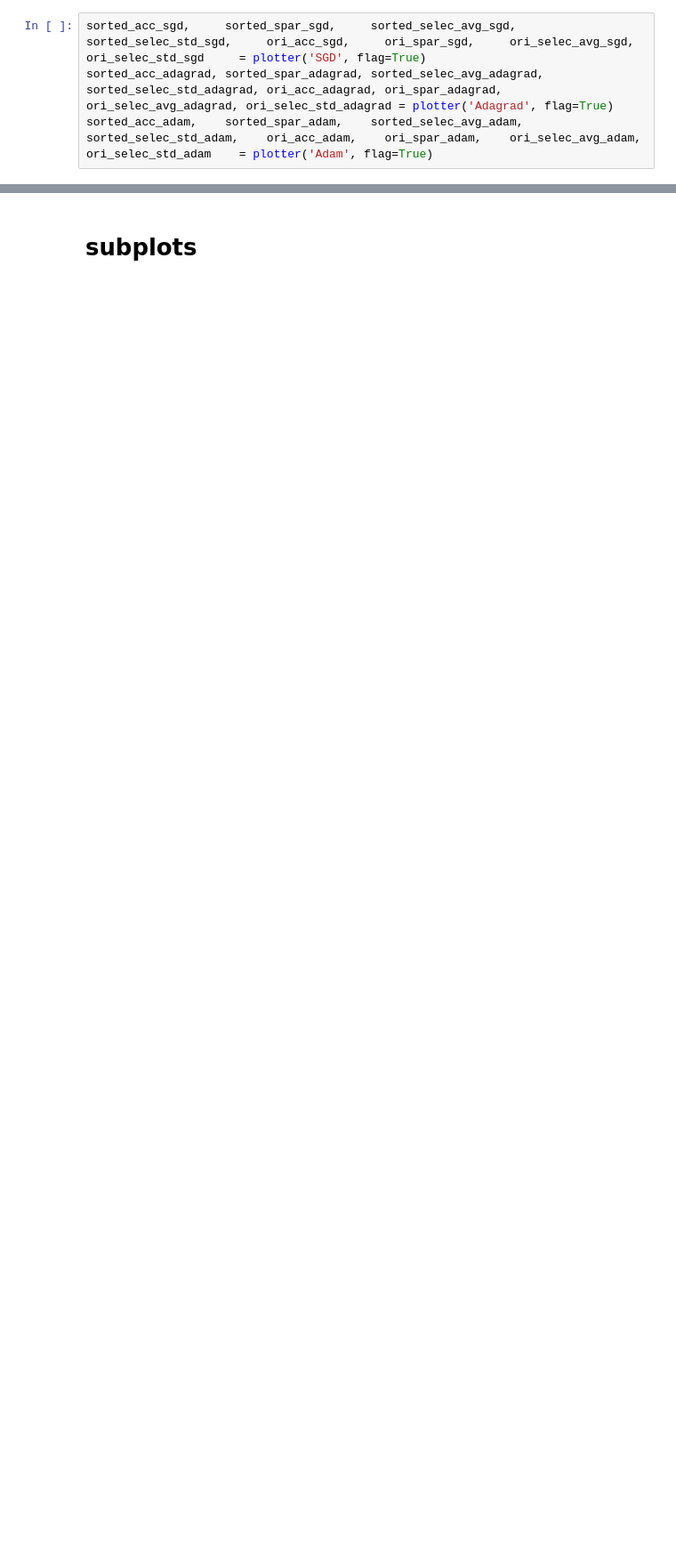
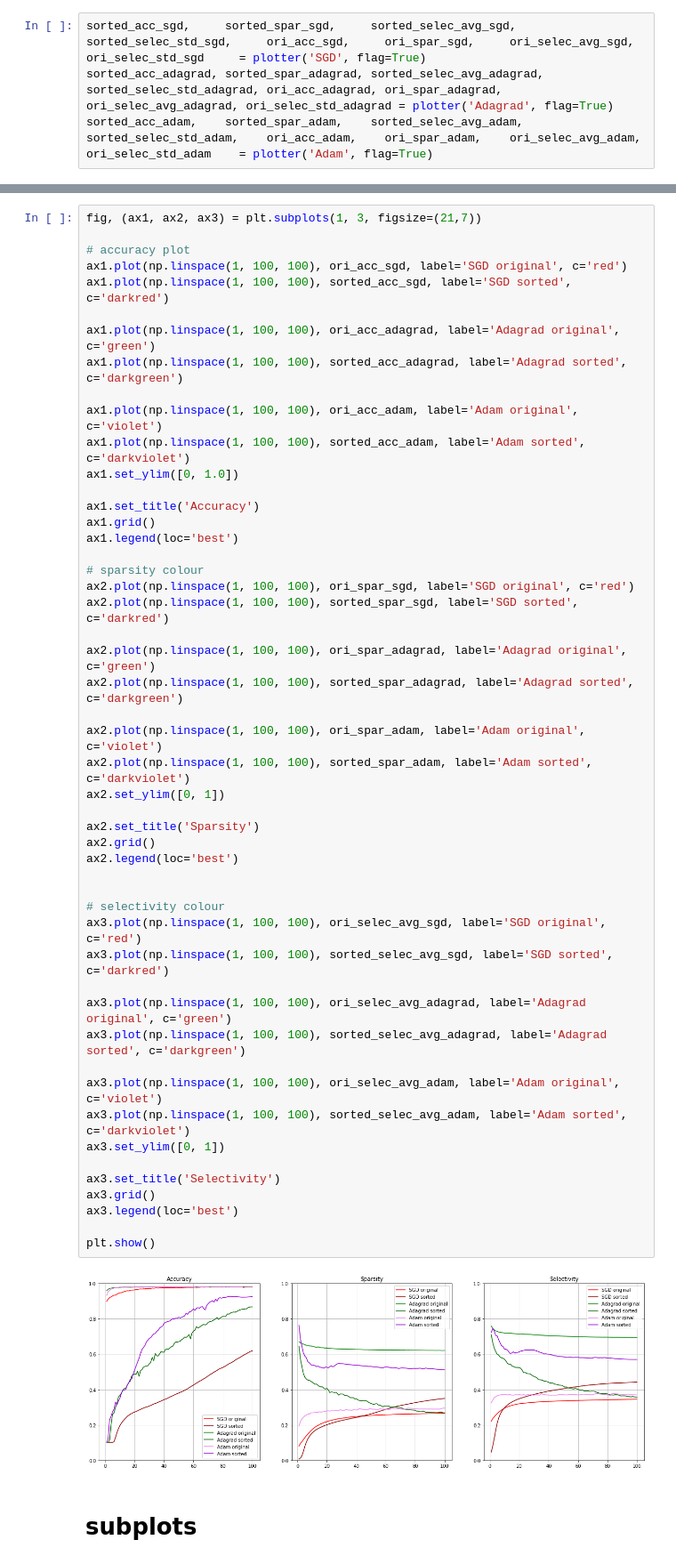
Before and after one commit to 7201krap/COMS30045_Individual-Project, a Jupyter notebook: FINAL/Graphs/data_sorted_vs_nonsorted/sorted_vs_original.ipynb, the cells around one changed output, grey strips where cells are left out. Shown at 89% size. Cells and saved outputs as stored; diff of their text form; blank space fills up the shorter version.

```diff
--- a/FINAL/Graphs/data_sorted_vs_nonsorted/sorted_vs_original.ipynb
+++ b/FINAL/Graphs/data_sorted_vs_nonsorted/sorted_vs_original.ipynb
@@ -82,3 +84,55 @@ sorted_acc_adam,    sorted_spar_adam,    sorted_selec_avg_adam,    sorted_selec_
+# %%
+fig, (ax1, ax2, ax3) = plt.subplots(1, 3, figsize=(21,7))
+
+# accuracy plot
+ax1.plot(np.linspace(1, 100, 100), ori_acc_sgd, label='SGD original', c='red')
+ax1.plot(np.linspace(1, 100, 100), sorted_acc_sgd, label='SGD sorted', c='darkred')
+
+ax1.plot(np.linspace(1, 100, 100), ori_acc_adagrad, label='Adagrad original', c='green')
+ax1.plot(np.linspace(1, 100, 100), sorted_acc_adagrad, label='Adagrad sorted', c='darkgreen')
+
+ax1.plot(np.linspace(1, 100, 100), ori_acc_adam, label='Adam original', c='violet')
+ax1.plot(np.linspace(1, 100, 100), sorted_acc_adam, label='Adam sorted', c='darkviolet')
+ax1.set_ylim([0, 1.0])
+
+ax1.set_title('Accuracy')
+ax1.grid()
+ax1.legend(loc='best')
+
+# sparsity colour
+ax2.plot(np.linspace(1, 100, 100), ori_spar_sgd, label='SGD original', c='red')
+ax2.plot(np.linspace(1, 100, 100), sorted_spar_sgd, label='SGD sorted', c='darkred')
+
+ax2.plot(np.linspace(1, 100, 100), ori_spar_adagrad, label='Adagrad original', c='green')
+ax2.plot(np.linspace(1, 100, 100), sorted_spar_adagrad, label='Adagrad sorted', c='darkgreen')
+
+ax2.plot(np.linspace(1, 100, 100), ori_spar_adam, label='Adam original', c='violet')
+ax2.plot(np.linspace(1, 100, 100), sorted_spar_adam, label='Adam sorted', c='darkviolet')
+ax2.set_ylim([0, 1])
+
+ax2.set_title('Sparsity')
+ax2.grid()
+ax2.legend(loc='best')
+
+
+# selectivity colour
+ax3.plot(np.linspace(1, 100, 100), ori_selec_avg_sgd, label='SGD original', c='red')
+ax3.plot(np.linspace(1, 100, 100), sorted_selec_avg_sgd, label='SGD sorted', c='darkred')
+
+ax3.plot(np.linspace(1, 100, 100), ori_selec_avg_adagrad, label='Adagrad original', c='green')
+ax3.plot(np.linspace(1, 100, 100), sorted_selec_avg_adagrad, label='Adagrad sorted', c='darkgreen')
+
+ax3.plot(np.linspace(1, 100, 100), ori_selec_avg_adam, label='Adam original', c='violet')
+ax3.plot(np.linspace(1, 100, 100), sorted_selec_avg_adam, label='Adam sorted', c='darkviolet')
+ax3.set_ylim([0, 1])
+
+ax3.set_title('Selectivity')
+ax3.grid()
+ax3.legend(loc='best')
+
+plt.show()
+# %% [output]
+[figure, added]
 # %% [markdown]
 # subplots
 # %%
```
Also changed, not shown: parts of 1 cell of this notebook, 3 other files.
